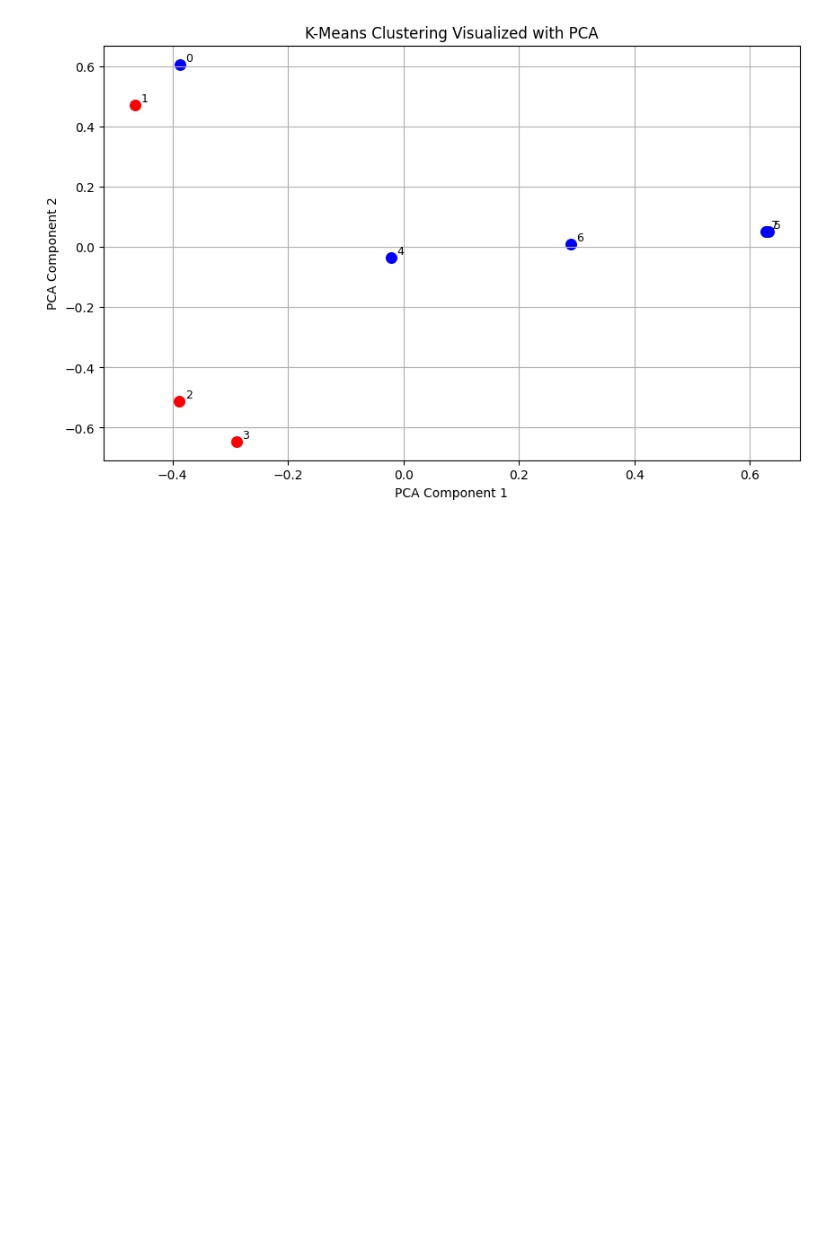
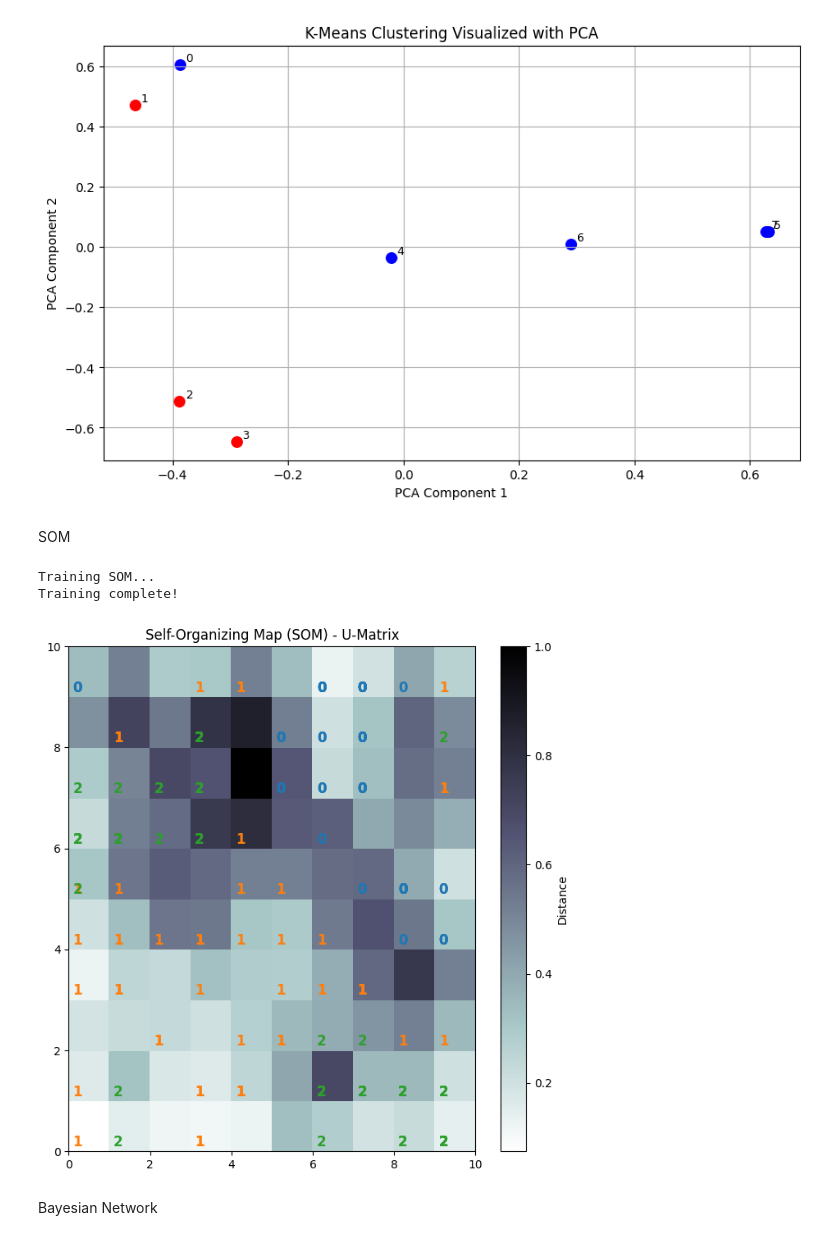
Before and after one commit to 2022civarshara-dot/ML_Lab, a Jupyter notebook: ML_Lab.ipynb, the cells around one changed output. Saved outputs shown, nothing was run; the diff lists cells and outputs as text; code cells hidden in the pictures; blank space fills up the shorter version.

```diff
--- a/ML_Lab.ipynb
+++ b/ML_Lab.ipynb
@@ -692,3 +694,63 @@ Requirement already satisfied: pillow>=8 in /usr/local/lib/python3.12/dist-packa
 Most similar document:
 Machine learning is a subset of artificial intelligence.
 [figure]
+# %% [markdown]
+SOM
+# %%
+import numpy as np
+from minisom import MiniSom
+import matplotlib.pyplot as plt
+from sklearn.preprocessing import MinMaxScaler
+from sklearn.datasets import load_iris
+
+
+# -----------------------------
+# 1. Load and Normalize Dataset
+# -----------------------------
+data = load_iris()
+X = data.data
+
+scaler = MinMaxScaler()
+X_scaled = scaler.fit_transform(X)
+
+
+# -----------------------------
+# 2. Create and Train SOM
+# -----------------------------
+som_size = (10, 10)  # SOM grid size (10x10 neurons)
+
+som = MiniSom(x=som_size[0], y=som_size[1],
+              input_len=X_scaled.shape[1],
+              sigma=1.0, learning_rate=0.5)
+
+som.random_weights_init(X_scaled)
+print("Training SOM...")
+som.train_random(X_scaled, num_iteration=1000)
+print("Training complete!")
+
+
+# -----------------------------
+# 3. Visualizing SOM
+# -----------------------------
+plt.figure(figsize=(8, 8))
+
+# U-Matrix (distance map)
+plt.pcolor(som.distance_map().T, cmap='bone_r')
+plt.colorbar(label='Distance')
+
+# Plot each data point on SOM grid
+for i, x in enumerate(X_scaled):
+    w = som.winner(x)
+    plt.text(w[0] + 0.1, w[1] + 0.1,
+             str(data.target[i]),
+             color=plt.cm.tab10(data.target[i]),
+             fontdict={'weight': 'bold', 'size': 12})
+
+plt.title("Self-Organizing Map (SOM) - U-Matrix")
+plt.show()
+# %% [output]
+Training SOM...
+Training complete!
+[figure, added]
+# %% [markdown]
+Bayesian Network
```
Also changed, not shown: parts of 2 cells of this notebook.
